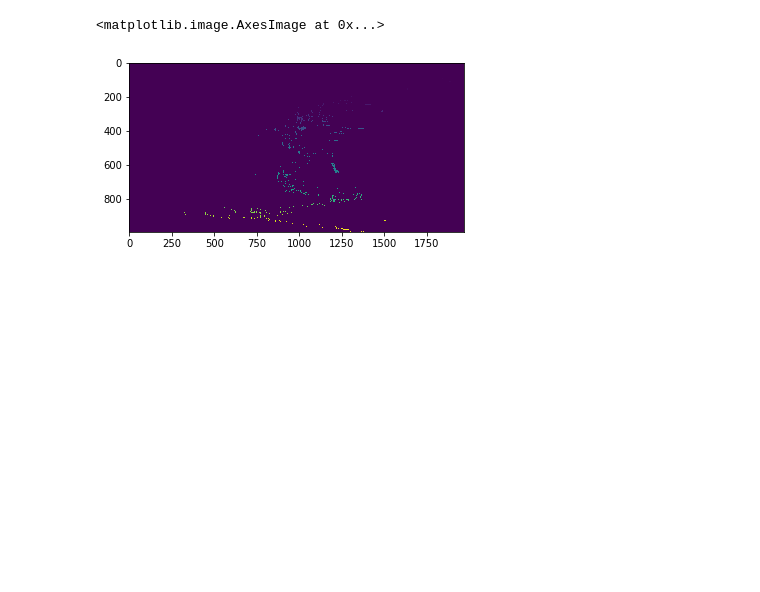
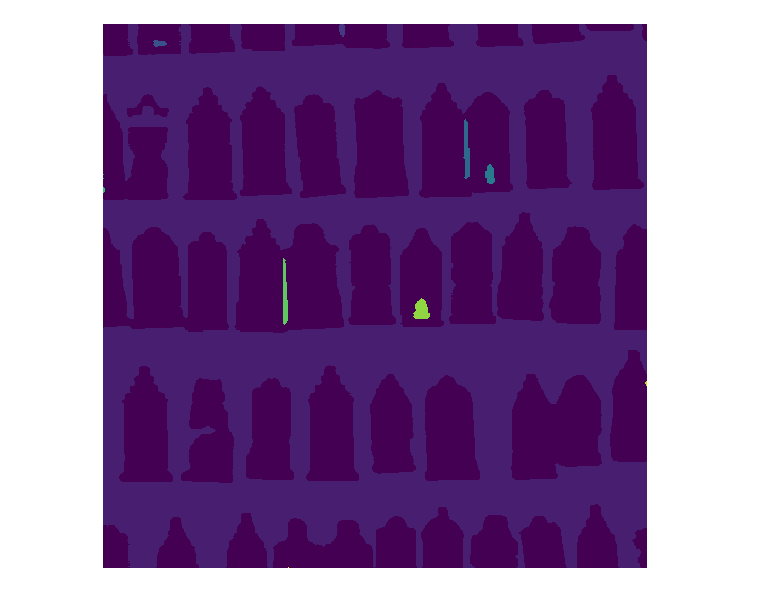
Before and after one commit to felixschloesser/DetectScratches, a Jupyter notebook: morphology/morphology.ipynb, the cells around one changed output. Saved outputs shown, nothing was run; the diff lists cells and outputs as text; code cells hidden in the pictures; blank space fills up the shorter version.

```diff
--- a/morphology/morphology.ipynb
+++ b/morphology/morphology.ipynb
@@ -22,8 +32,7 @@ Number of labels:  918
-# %%
-plt.imshow(labels)
-# %% [output]
-<matplotlib.image.AxesImage at 0x...>
-[figure, removed]
+# %%
+show_img(labels, size=(10,10), color=True)
+# %% [output]
+[figure, added]
 # %%
 # morphology - opening to seperate better
 struc_elem = np.ones((12,5))
```
Also changed, not shown: parts of 7 cells of this notebook.
